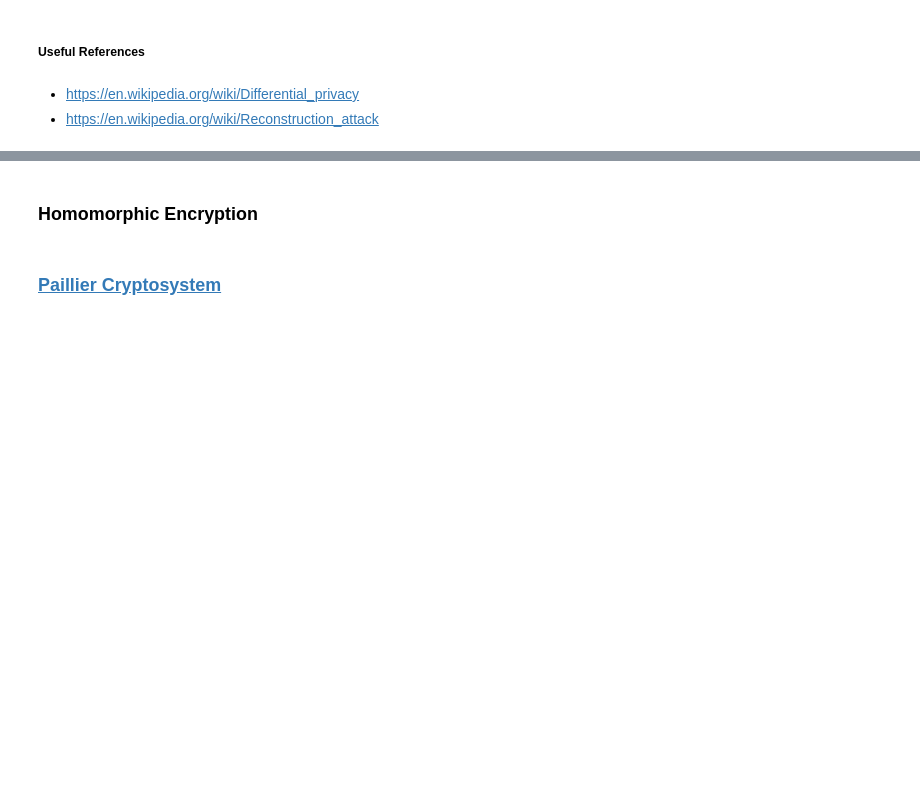
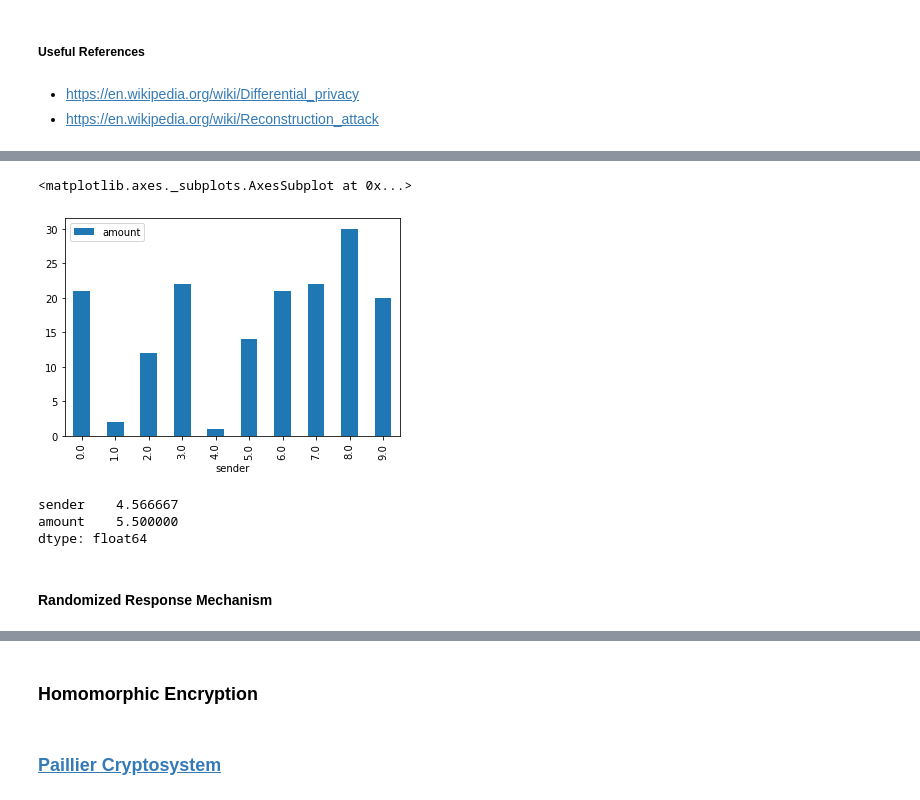
Before and after one commit to HanSeoulOh/mathproblems, a Jupyter notebook: privacyMath.ipynb, the cells around one changed output, grey strips where cells are left out. Drawn from its saved outputs; the diff is of its cells as text; code cells hidden in the pictures; blank space fills up the shorter version.

```diff
--- a/privacyMath.ipynb
+++ b/privacyMath.ipynb
@@ -77,0 +116,13 @@ In plain English,
+# %%
+df.groupby('sender').sum().plot.bar()
+# %% [output]
+<matplotlib.axes._subplots.AxesSubplot at 0x...>
+[figure, added]
+# %%
+df.mean()
+# %% [output]
+sender    4.566667
+amount    5.500000
+dtype: float64
+# %% [markdown]
+#### Randomized Response Mechanism
```
Also changed, not shown: parts of 9 cells of this notebook.
